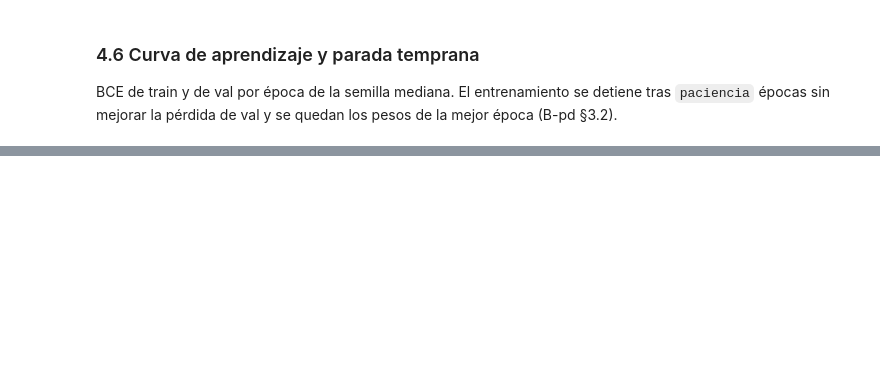
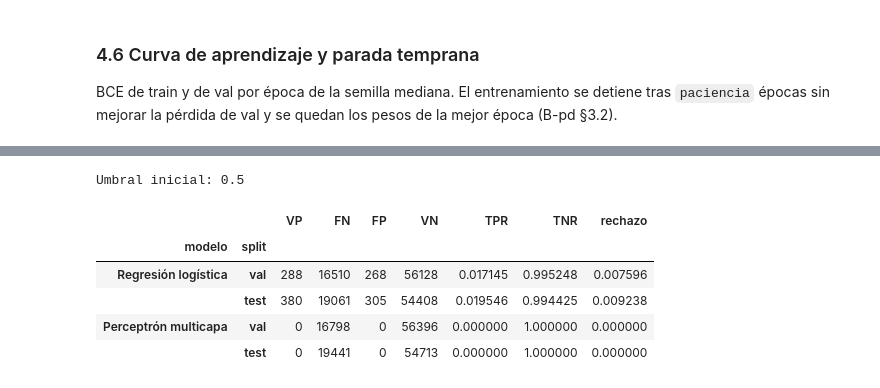
Before and after one commit to danielgonzalez2709/Trabajo2_Redes_Neuronales, a Jupyter notebook: notebooks/02_pd.ipynb, the cells around one changed output, grey strips where cells are left out. Saved outputs shown, nothing was run; the diff lists cells and outputs as text; code cells hidden in the pictures; blank space fills up the shorter version.

```diff
--- a/notebooks/02_pd.ipynb
+++ b/notebooks/02_pd.ipynb
@@ -501,0 +539,11 @@ display(Image(filename=str(FIGURAS_BLOG / "pd-aprendizaje.png")))  # curva de ap
+# %%
+print("Umbral inicial:", umbral["matriz_inicial"]["umbral"])  # de configs/pd/umbral.yaml
+tablas_umbral.tabla_matriz_inicial(umbral)  # una fila por (modelo, partición)
+# %% [output]
+Umbral inicial: 0.5
+|  |  | VP | FN | FP | VN | TPR | TNR | rechazo |
+| modelo | split |  |  |  |  |  |  |  |
+| Regresión logística | val | 288 | 16510 | 268 | 56128 | 0.017145 | 0.995248 | 0.007596 |
+|  | test | 380 | 19061 | 305 | 54408 | 0.019546 | 0.994425 | 0.009238 |
+| Perceptrón multicapa | val | 0 | 16798 | 0 | 56396 | 0.000000 | 1.000000 | 0.000000 |
+|  | test | 0 | 19441 | 0 | 54713 | 0.000000 | 1.000000 | 0.000000 |
```
Also changed, not shown: parts of 20 cells of this notebook, 2 other files.
